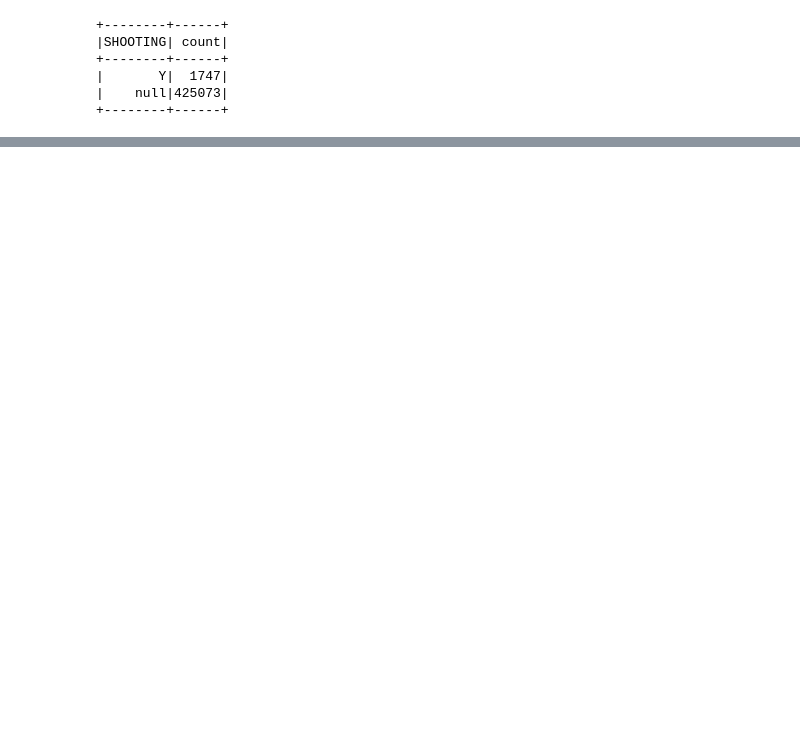
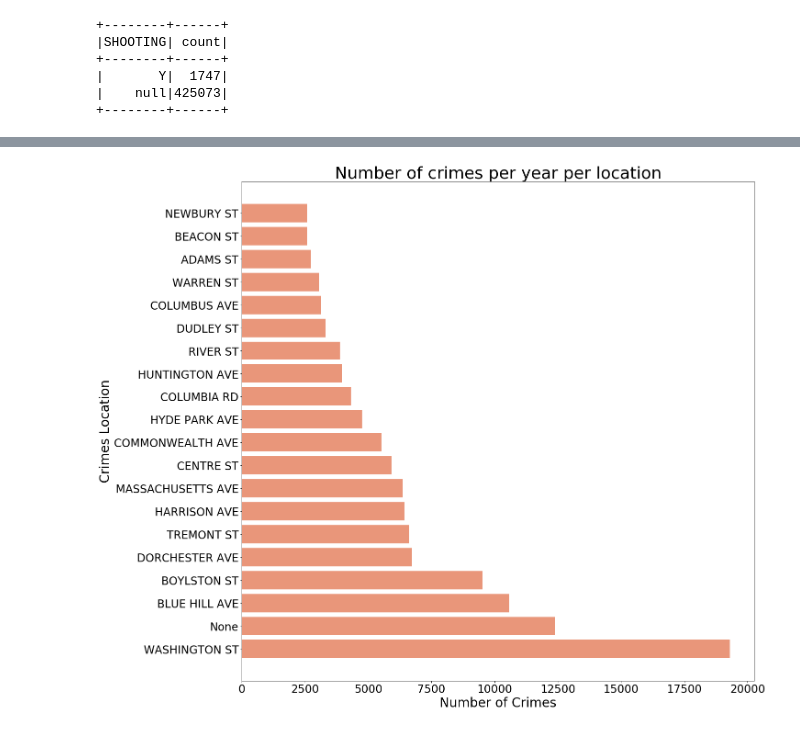
Before and after one commit to Kotiba-saket/DataMining, a Jupyter notebook: BostonCrimes.ipynb, the cells around one changed output, grey strips where cells are left out. Saved outputs shown, nothing was run; the diff lists cells and outputs as text; code cells hidden in the pictures; blank space fills up the shorter version.

```diff
--- a/BostonCrimes.ipynb
+++ b/BostonCrimes.ipynb
@@ -367,14 +417,16 @@ location
 # %%
-x_axis = [i for i in location]
+x_axis = [str(i) for i in location]
 y_axis = [i for i in count]
 
 fig = plt.figure(figsize=(20,20))
 #fig.suptitle('Number of Crimes Per year per location', fontsize=36)
 
 plt.title("Number of crimes per year per location", fontsize=36)
 plt.xlabel("Number of Crimes", fontsize = 28)
 plt.ylabel("Crimes Location", fontsize = 28)
 plt.barh(x_axis,y_axis,color = "darksalmon")
 plt.xticks(size = 24)
 plt.yticks(size = 24)
 plt.show()
+# %% [output]
+[figure, added]
```
Also changed, not shown: parts of 12 cells of this notebook, 3 other files.
